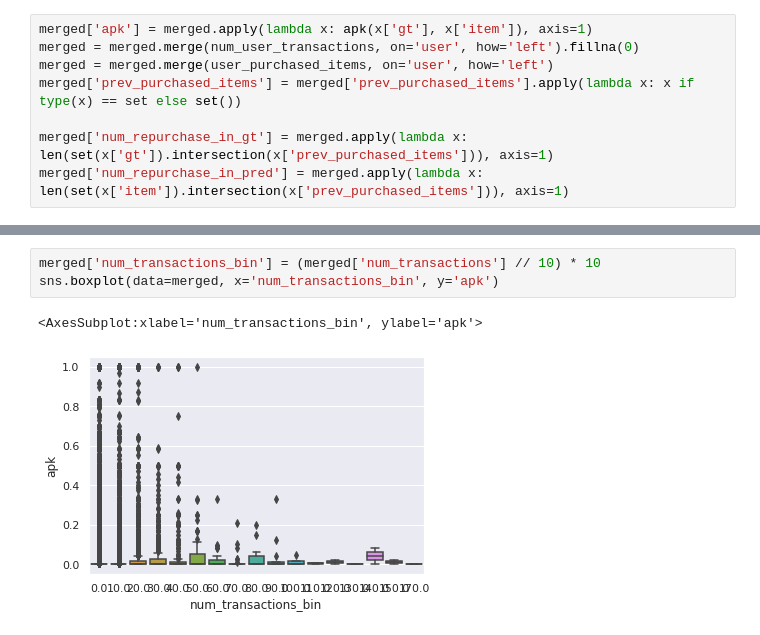
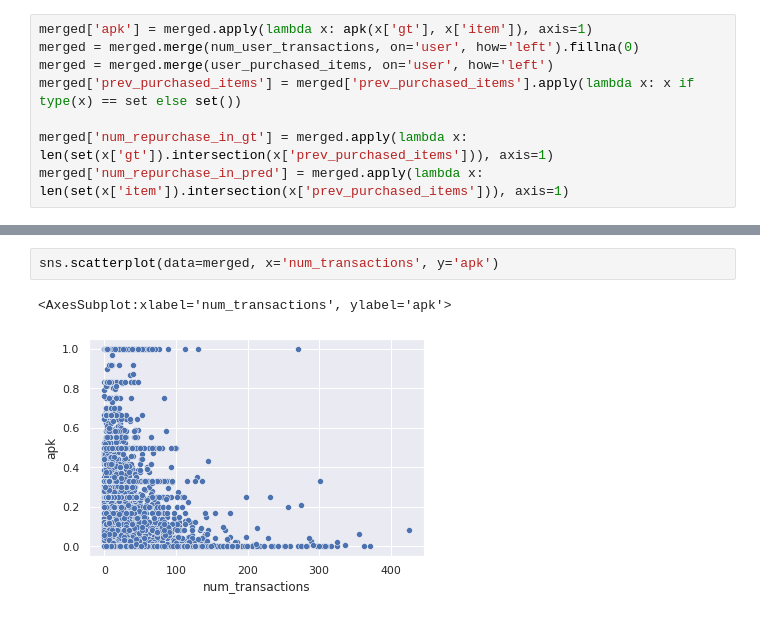
Before and after one commit to ryowk/kaggle-h-and-m-personalized-fashion-recommendations, a Jupyter notebook: valid_analysis.ipynb, the cells around one changed output, grey strips where cells are left out. Cells and saved outputs as stored; diff of their text form.

```diff
--- a/valid_analysis.ipynb
+++ b/valid_analysis.ipynb
@@ -67,6 +68,5 @@ array([[<AxesSubplot:title={'center':'num_repurchase_in_pred'}>]],
 # %%
-merged['num_transactions_bin'] = (merged['num_transactions'] // 10) * 10
-sns.boxplot(data=merged, x='num_transactions_bin', y='apk')
+sns.scatterplot(data=merged, x='num_transactions', y='apk')
 # %% [output]
-<AxesSubplot:xlabel='num_transactions_bin', ylabel='apk'>
+<AxesSubplot:xlabel='num_transactions', ylabel='apk'>
-[figure, old version]
+[figure, new version]
```
Also changed, not shown: parts of 6 cells of this notebook.
